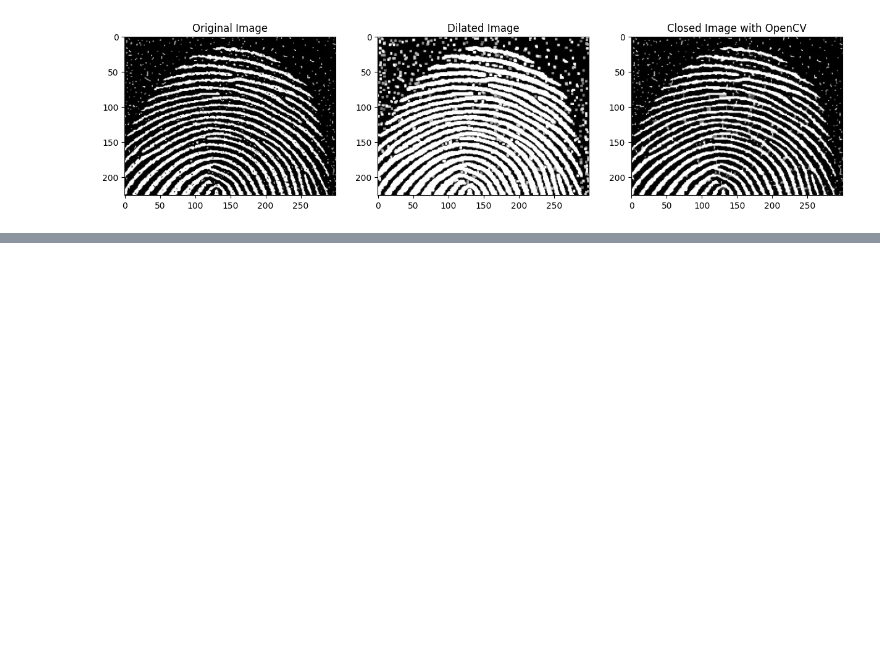
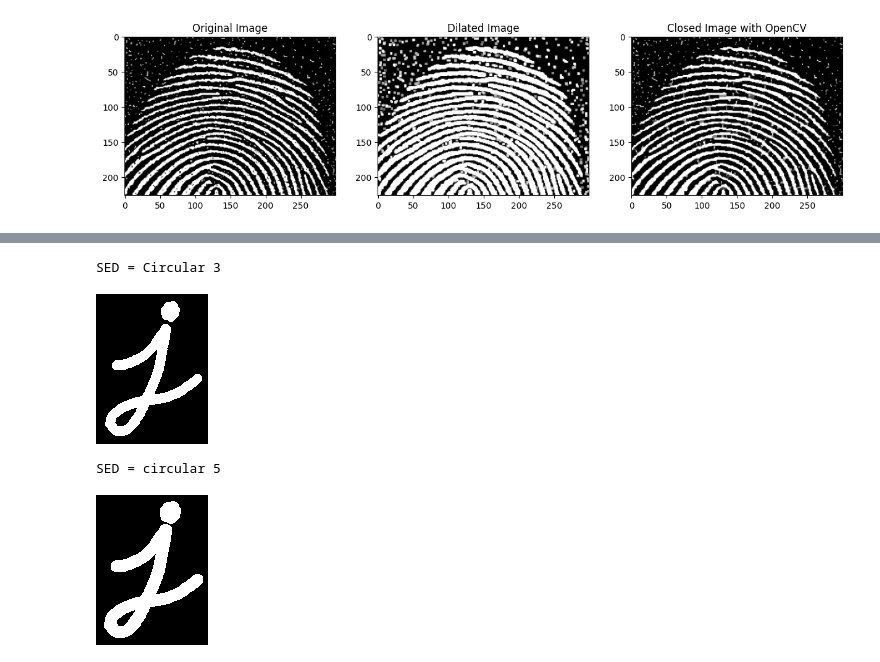
Before and after one commit to fakhruddinarif/imgpro-compvis, a Jupyter notebook: modul9/modul9.ipynb, the cells around one changed output, grey strips where cells are left out. Drawn from its saved outputs; the diff is of its cells as text; code cells hidden in the pictures; blank space fills up the shorter version.

```diff
--- a/modul9/modul9.ipynb
+++ b/modul9/modul9.ipynb
@@ -265,0 +298,18 @@ plt.show()
+# %%
+# Nomor 10
+
+
+print('SED = Circular 3')
+kernel = cv2.getStructuringElement(cv2.MORPH_ELLIPSE, (3, 3))
+dilated_image = cv2.dilate(img, kernel)
+cv2_imshow(dilated_image)
+
+print('SED = circular 5')
+kernel = cv2.getStructuringElement(cv2.MORPH_ELLIPSE, (5, 5))
+dilated_image = cv2.dilate(img, kernel)
+cv2_imshow(dilated_image)
+# %% [output]
+SED = Circular 3
+[figure, added]
+SED = circular 5
+[figure, added]
```
Also changed, not shown: parts of 10 cells of this notebook.
